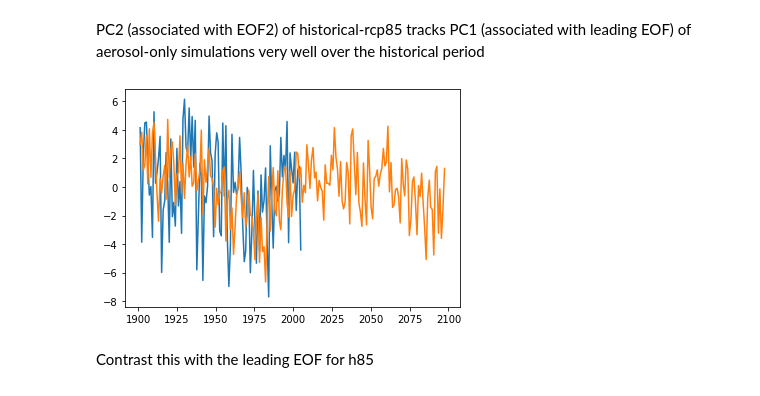
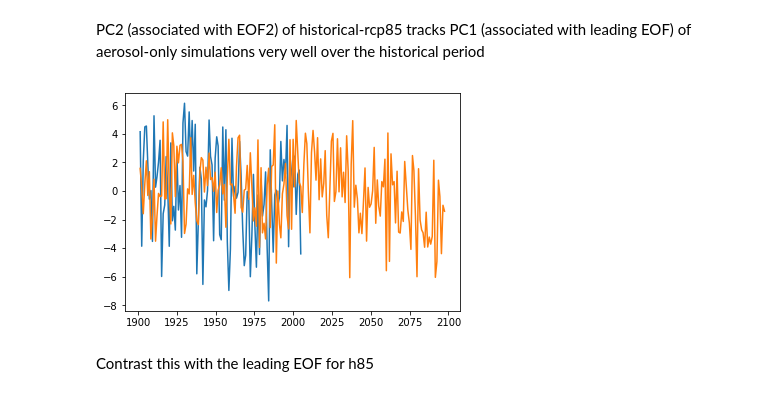
Before and after one commit to katemarvel/Sahel_Code, a Jupyter notebook: SahelFingerprinting.ipynb, the cells around one changed output. Saved outputs shown, nothing was run; the diff lists cells and outputs as text; code cells hidden in the pictures.

```diff
--- a/SahelFingerprinting.ipynb
+++ b/SahelFingerprinting.ipynb
@@ -172,0 +194,31 @@ plot_multivariate(solver,i=1)
+# %%
+aa_models=cmip5.models(aa.raw["pr_CE"])
+
+h85_models=cmip5.models(h85.raw["pr_CE"])
+aamod=[y.split(".")[1] for y in aa_models]
+h85mod=[y.split(".")[1] for y in h85_models]
+okmods=np.intersect1d(np.unique(aamod),np.unique(h85mod))
+h85_keep=[]
+for model in h85mod:
+    if model in okmods:
+        h85_keep+=[h85mod.index(model)]
+newanoms={}
+newmma={}
+for key in h85.anomalies.keys():
+    data=h85.anomalies[key]
+    modax,tax,monthax=data.getAxisList()
+    newdata=MV.array(data.asma()[np.array(h85_keep)])
+    newmodax=cmip5.make_model_axis(np.array(h85_models)[np.array(h85_keep)].tolist())
+    newdata.setAxisList([newmodax,tax,monthax])
+    newdata.id=data.id
+    newanoms[key]=newdata
+    #print(cmip5.ensemble2multimodel(newdata).shape)
+    newmma[key]=MV.average(cmip5.ensemble2multimodel(newdata),axis=0)
+class SelectCMIP5DATA(CMIP5DATA):
+    def __init__(self,experiment,newanoms,newmma):
+        self.mma=newmma
+        self.anomalies=newanoms
+
+select_h85=SelectCMIP5DATA("historical-rcp85",newanoms,newmma)
+plot_multivariate(select_h85.fingerprint() ,i=1 )
+plot_multivariate(h85.fingerprint(),i=1)
@@ -174,9 +228,9 @@ plot_multivariate(solver,i=1)
 PC2 (associated with EOF2) of historical-rcp85 tracks PC1 (associated with leading EOF) of aerosol-only simulations very well over the historical period
 # %%
 Plotting.time_plot(-1*aasolver.pcs()[:,0])
-Plotting.time_plot(solver.pcs()[:,1])
+Plotting.time_plot(select_h85.fingerprint().pcs()[:,1])
 # %% [output]
-[figure, old version]
+[figure, new version]
 # %% [markdown]
 Contrast this with the leading EOF for h85
 # %%
```
Also changed, not shown: parts of 21 cells of this notebook, 1 other file.
